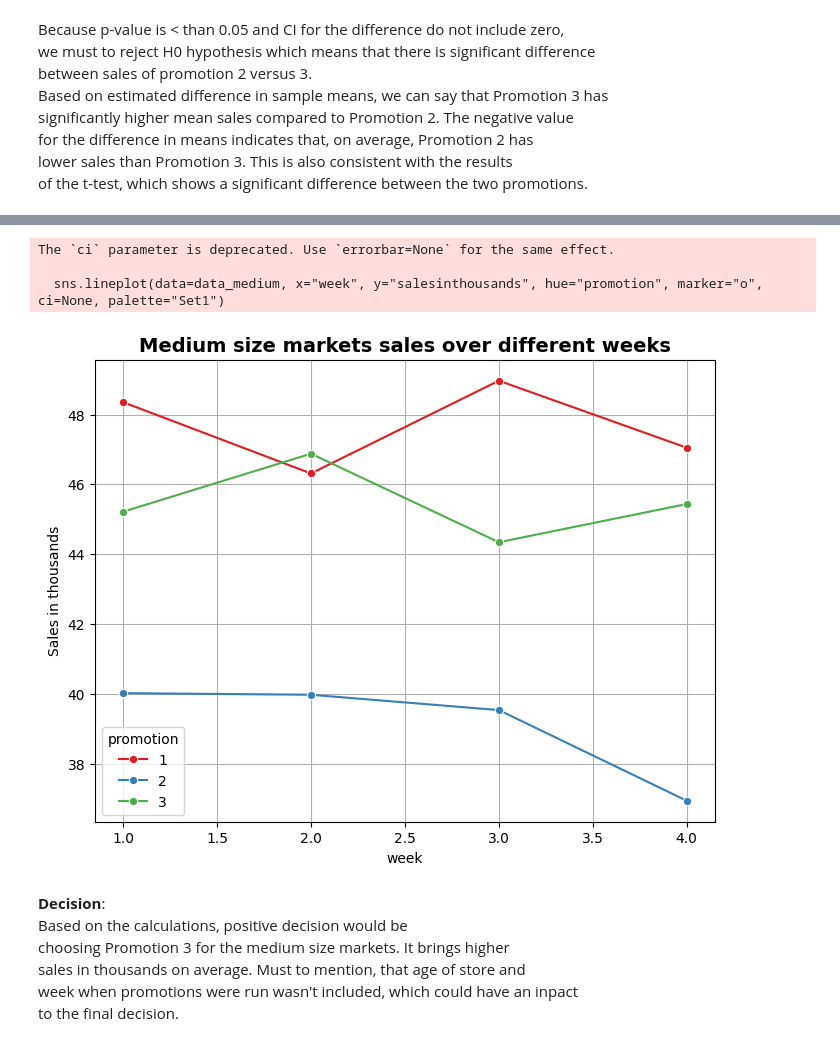
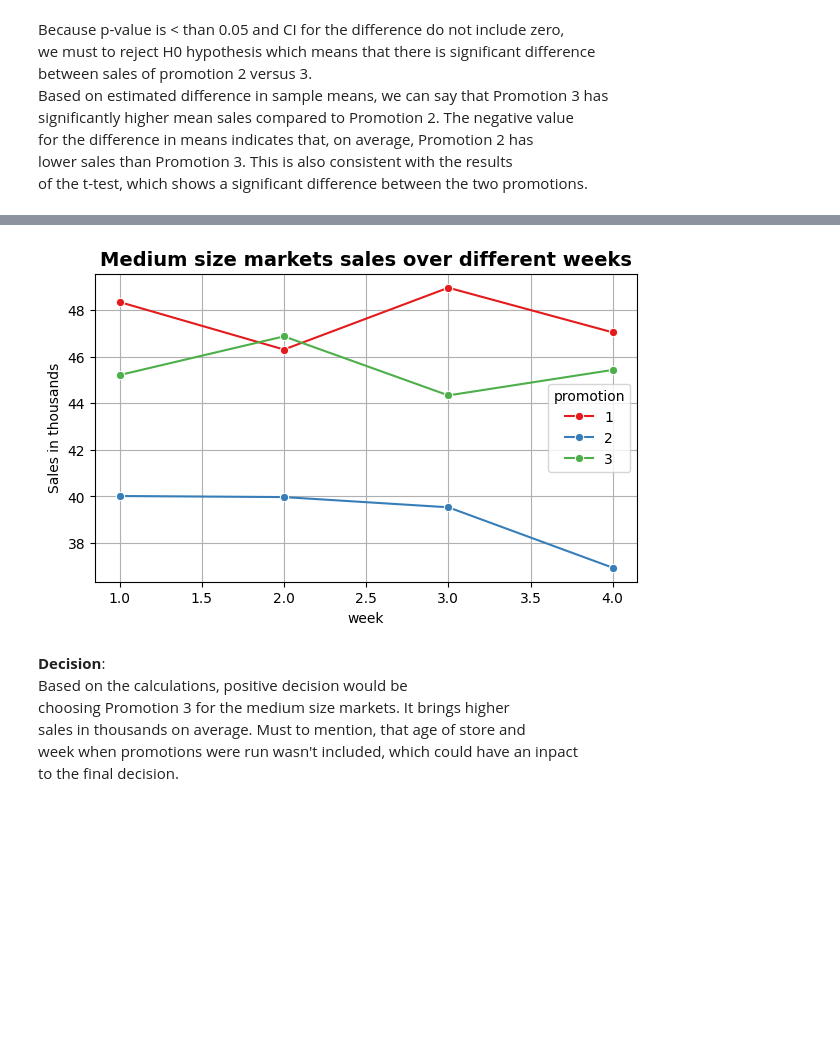
Before and after one commit to ShariYo/Modul2_Sprint2, a Jupyter notebook: project/fast_food.ipynb, the cells around one changed output, grey strips where cells are left out. Saved outputs shown, nothing was run; the diff lists cells and outputs as text; code cells hidden in the pictures; blank space fills up the shorter version.

```diff
--- a/project/fast_food.ipynb
+++ b/project/fast_food.ipynb
@@ -209,20 +222,17 @@ plt.show()
 # %%
 data_medium = fast_food.loc[fast_food["marketsize"] == "Medium"]
-plt.figure(figsize=(8, 6))
-sns.lineplot(data=data_medium, x="week", y="salesinthousands", hue="promotion", marker="o", ci=None, palette="Set1")
+plt.figure(figsize=(7, 4))
+sns.lineplot(data=data_medium, x="week", y="salesinthousands", hue="promotion", marker="o", errorbar=None, palette="Set1")
 plt.grid(True)
 plt.ylabel("Sales in thousands")
 plt.title("Medium size markets sales over different weeks",
           size=14,
           fontweight="bold",
           ha="center")
 
 plt.show()
 # %% [output]
-The `ci` parameter is deprecated. Use `errorbar=None` for the same effect.
-
-  sns.lineplot(data=data_medium, x="week", y="salesinthousands", hue="promotion", marker="o", ci=None, palette="Set1")
-[figure, old version]
+[figure, new version]
 # %% [markdown]
 **Decision**:
 Based on the calculations, positive decision would be
```
Also changed, not shown: parts of 4 cells of this notebook, 1 other file.
